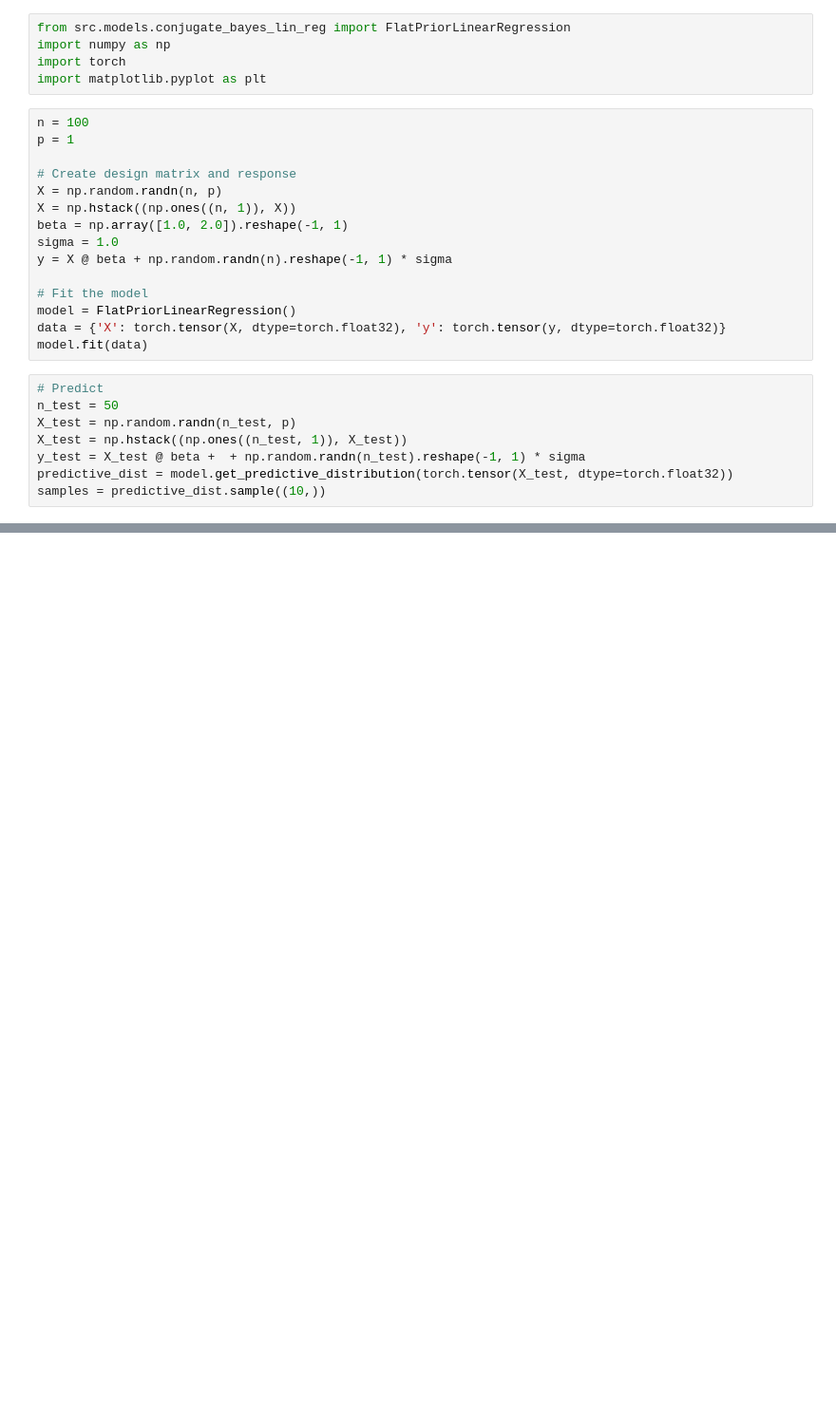
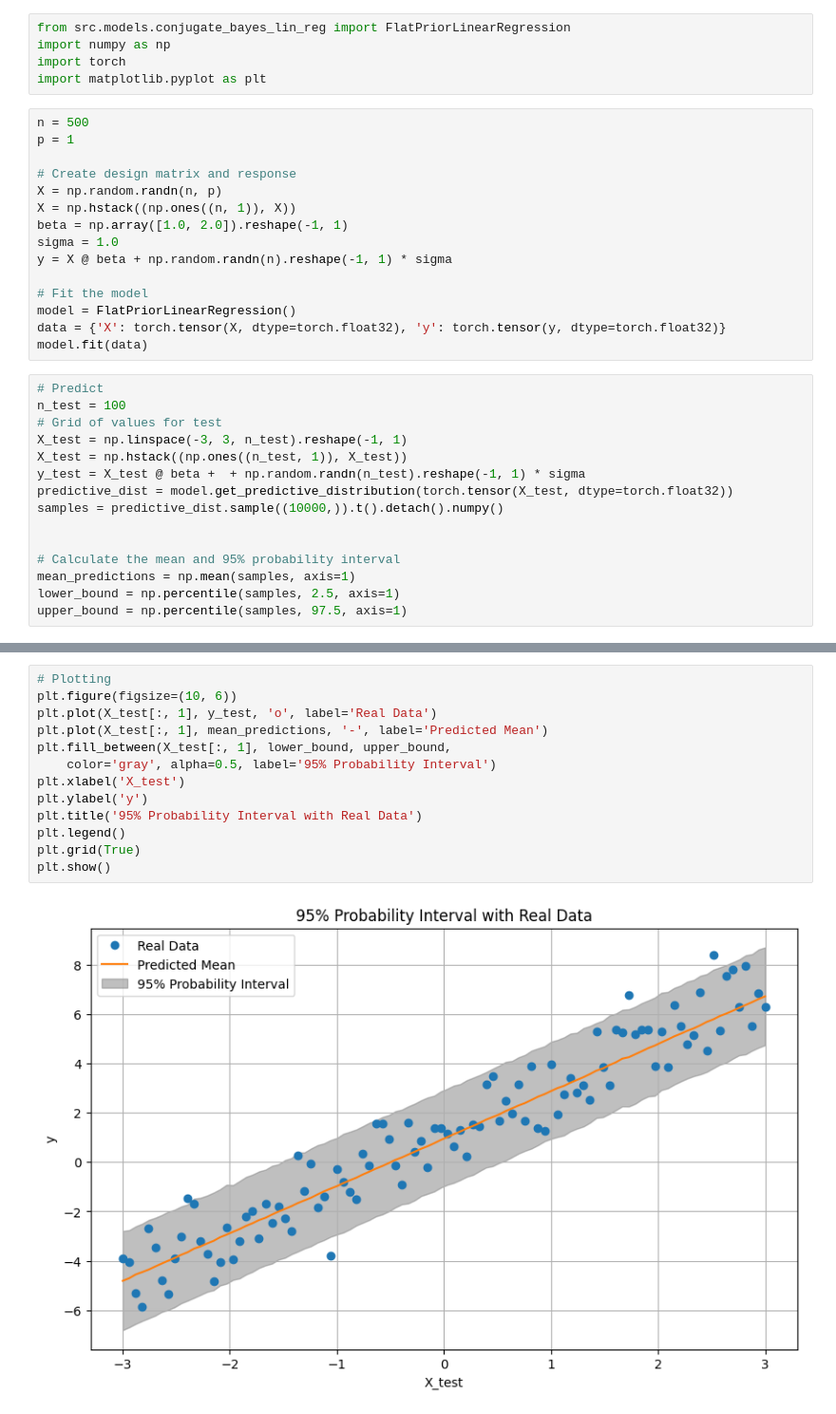
Before and after one commit to pablogarciarce/AdvReg, a Jupyter notebook: notebooks/test_bayesian_lin_reg.ipynb, the cells around one changed output, grey strips where cells are left out. Shown at 95% size. Drawn from its saved outputs; the diff is of its cells as text; blank space fills up the shorter version.

Commit message:
add test bayesian lin reg to notebooks

```diff
--- a/notebooks/test_bayesian_lin_reg.ipynb
+++ b/notebooks/test_bayesian_lin_reg.ipynb
@@ -4,7 +4,7 @@ import numpy as np
 import torch
 import matplotlib.pyplot as plt
 # %%
-n = 100
+n = 500
 p = 1
 
 # Create design matrix and response
@@ -20,9 +20,16 @@ data = {'X': torch.tensor(X, dtype=torch.float32), 'y': torch.tensor(y, dtype=to
 model.fit(data)
 # %%
 # Predict
-n_test = 50
-X_test = np.random.randn(n_test, p)
+n_test = 100
+# Grid of values for test
+X_test = np.linspace(-3, 3, n_test).reshape(-1, 1)
 X_test = np.hstack((np.ones((n_test, 1)), X_test))
 y_test = X_test @ beta +  + np.random.randn(n_test).reshape(-1, 1) * sigma
 predictive_dist = model.get_predictive_distribution(torch.tensor(X_test, dtype=torch.float32))
-samples = predictive_dist.sample((10,))
+samples = predictive_dist.sample((10000,)).t().detach().numpy()
+
+
+# Calculate the mean and 95% probability interval
+mean_predictions = np.mean(samples, axis=1)
+lower_bound = np.percentile(samples, 2.5, axis=1)
+upper_bound = np.percentile(samples, 97.5, axis=1)
@@ -37,0 +36,15 @@ plt.show()
+# %%
+# Plotting
+plt.figure(figsize=(10, 6))
+plt.plot(X_test[:, 1], y_test, 'o', label='Real Data')
+plt.plot(X_test[:, 1], mean_predictions, '-', label='Predicted Mean')
+plt.fill_between(X_test[:, 1], lower_bound, upper_bound,
+    color='gray', alpha=0.5, label='95% Probability Interval')
+plt.xlabel('X_test')
+plt.ylabel('y')
+plt.title('95% Probability Interval with Real Data')
+plt.legend()
+plt.grid(True)
+plt.show()
+# %% [output]
+[figure, added]
```
Also changed, not shown: parts of 1 cell of this notebook.
